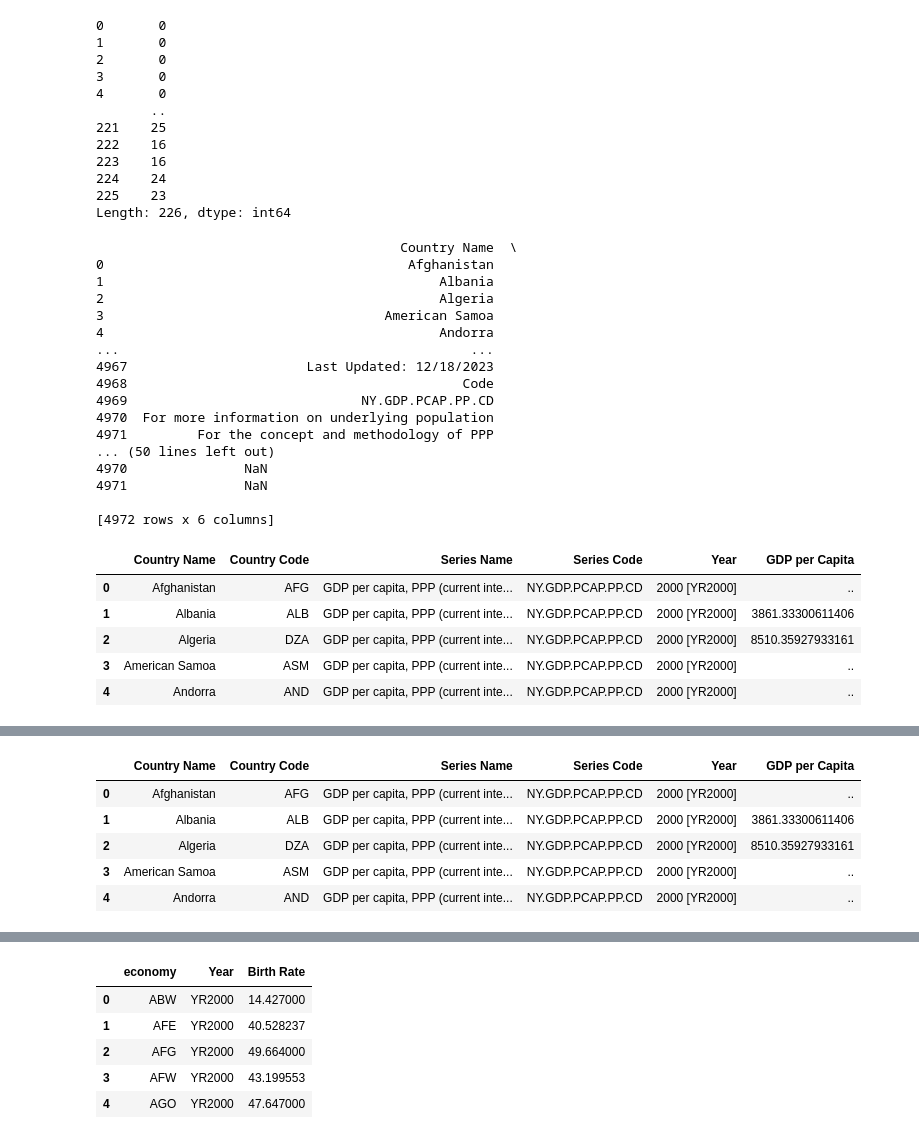
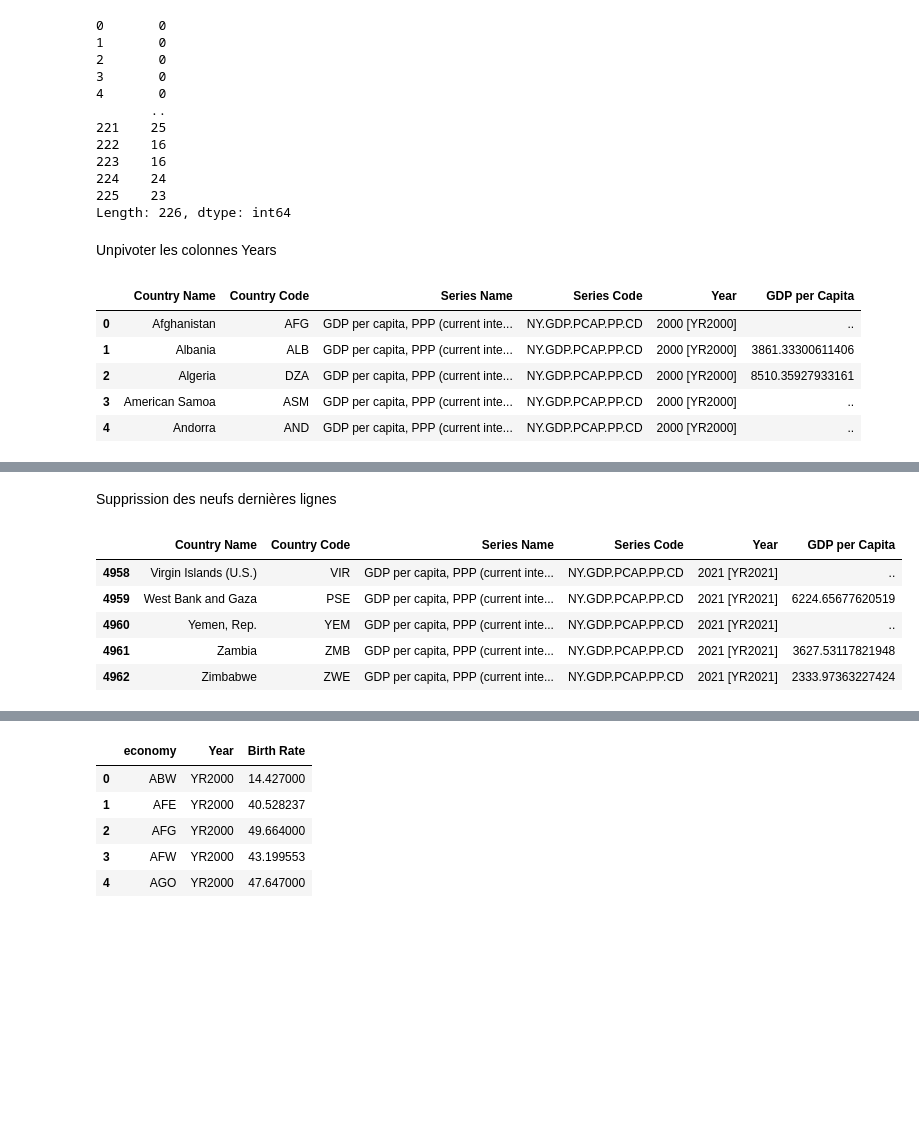
Before and after one commit to Nigel95/Projet, a Jupyter notebook: Code/PIB.ipynb, the cells around one changed output, grey strips where cells are left out. Drawn from its saved outputs; the diff is of its cells as text; code cells hidden in the pictures; blank space fills up the shorter version.

```diff
--- a/Code/PIB.ipynb
+++ b/Code/PIB.ipynb
@@ -59,39 +71,18 @@ df_PIB.isnull().sum(axis=1)
 224    24
 225    23
 Length: 226, dtype: int64
+# %% [markdown]
+Unpivoter les colonnes Years
 # %%
-# Supposons que votre DataFrame s'appelle df
 df_melted = pd.melt(df_PIB, id_vars=['Country Name', 'Country Code', 'Series Name', 'Series Code'], var_name='Year', value_name='GDP per Capita')
-
-# Affichez le résultat
-print(df_melted)
+df_melted.head()
 # %% [output]
-                                       Country Name  \
-0                                       Afghanistan
-1                                           Albania
-2                                           Algeria
-3                                    American Samoa
-4                                           Andorra
-...                                             ...
-4967                       Last Updated: 12/18/2023
-4968                                           Code
-4969                              NY.GDP.PCAP.PP.CD
-4970  For more information on underlying population
-4971         For the concept and methodology of PPP
-... (50 lines left out)
-4970               NaN
-4971               NaN
-
-[4972 rows x 6 columns]
+|  | Country Name | Country Code | Series Name | Series Code | Year | GDP per Capita |
+| 0 | Afghanistan | AFG | GDP per capita, PPP (current inte... | NY.GDP.PCAP.PP.CD | 2000 [YR2000] | .. |
+| 1 | Albania | ALB | GDP per capita, PPP (current inte... | NY.GDP.PCAP.PP.CD | 2000 [YR2000] | 3861.33300611406 |
+| 2 | Algeria | DZA | GDP per capita, PPP (current inte... | NY.GDP.PCAP.PP.CD | 2000 [YR2000] | 8510.35927933161 |
+| 3 | American Samoa | ASM | GDP per capita, PPP (current inte... | NY.GDP.PCAP.PP.CD | 2000 [YR2000] | .. |
+| 4 | Andorra | AND | GDP per capita, PPP (current inte... | NY.GDP.PCAP.PP.CD | 2000 [YR2000] | .. |
-# %%
-df_melted.head()
-# %% [output]
-|  | Country Name | Country Code | Series Name | Series Code | Year | GDP per Capita |
-| 0 | Afghanistan | AFG | GDP per capita, PPP (current inte... | NY.GDP.PCAP.PP.CD | 2000 [YR2000] | .. |
-| 1 | Albania | ALB | GDP per capita, PPP (current inte... | NY.GDP.PCAP.PP.CD | 2000 [YR2000] | 3861.33300611406 |
-| 2 | Algeria | DZA | GDP per capita, PPP (current inte... | NY.GDP.PCAP.PP.CD | 2000 [YR2000] | 8510.35927933161 |
-| 3 | American Samoa | ASM | GDP per capita, PPP (current inte... | NY.GDP.PCAP.PP.CD | 2000 [YR2000] | .. |
-| 4 | Andorra | AND | GDP per capita, PPP (current inte... | NY.GDP.PCAP.PP.CD | 2000 [YR2000] | .. |
 # %%
 df_melted.tail()
 # %% [output]
@@ -101,13 +92,15 @@ df_melted.tail()
 | 4969 | NY.GDP.PCAP.PP.CD | CC BY-4.0 | GDP per capita, PPP (current inte... | This indicator provides per capit... | 2021 [YR2021] | NaN |
 | 4970 | For more information on underlyin... | please refer to the metadata for ... | NaN | NaN | 2021 [YR2021] | NaN |
 | 4971 | For the concept and methodology o... | please refer to the International... | https://datacatalog.worldbank.org... | NaN | 2021 [YR2021] | NaN |
+# %% [markdown]
+Supprission des neufs dernières lignes
 # %%
 df_PIB_tronque = df_melted.iloc[:-9]
-df_PIB_tronque.head()
+df_PIB_tronque.tail()
 # %% [output]
 |  | Country Name | Country Code | Series Name | Series Code | Year | GDP per Capita |
-| 0 | Afghanistan | AFG | GDP per capita, PPP (current inte... | NY.GDP.PCAP.PP.CD | 2000 [YR2000] | .. |
-| 1 | Albania | ALB | GDP per capita, PPP (current inte... | NY.GDP.PCAP.PP.CD | 2000 [YR2000] | 3861.33300611406 |
-| 2 | Algeria | DZA | GDP per capita, PPP (current inte... | NY.GDP.PCAP.PP.CD | 2000 [YR2000] | 8510.35927933161 |
-| 3 | American Samoa | ASM | GDP per capita, PPP (current inte... | NY.GDP.PCAP.PP.CD | 2000 [YR2000] | .. |
-| 4 | Andorra | AND | GDP per capita, PPP (current inte... | NY.GDP.PCAP.PP.CD | 2000 [YR2000] | .. |
+| 4958 | Virgin Islands (U.S.) | VIR | GDP per capita, PPP (current inte... | NY.GDP.PCAP.PP.CD | 2021 [YR2021] | .. |
+| 4959 | West Bank and Gaza | PSE | GDP per capita, PPP (current inte... | NY.GDP.PCAP.PP.CD | 2021 [YR2021] | 6224.65677620519 |
+| 4960 | Yemen, Rep. | YEM | GDP per capita, PPP (current inte... | NY.GDP.PCAP.PP.CD | 2021 [YR2021] | .. |
+| 4961 | Zambia | ZMB | GDP per capita, PPP (current inte... | NY.GDP.PCAP.PP.CD | 2021 [YR2021] | 3627.53117821948 |
+| 4962 | Zimbabwe | ZWE | GDP per capita, PPP (current inte... | NY.GDP.PCAP.PP.CD | 2021 [YR2021] | 2333.97363227424 |
```
Also changed, not shown: parts of 25 cells of this notebook.
